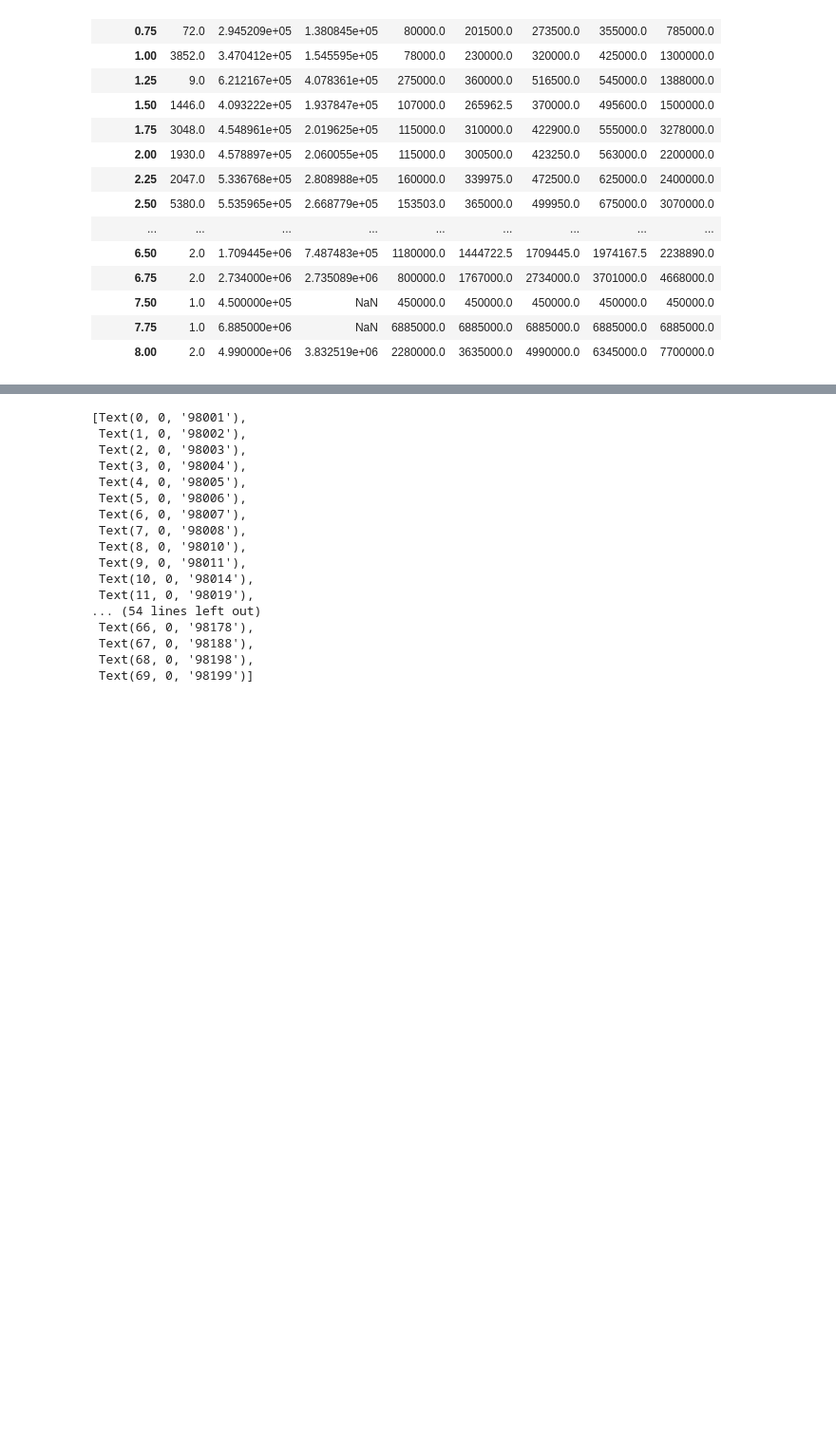
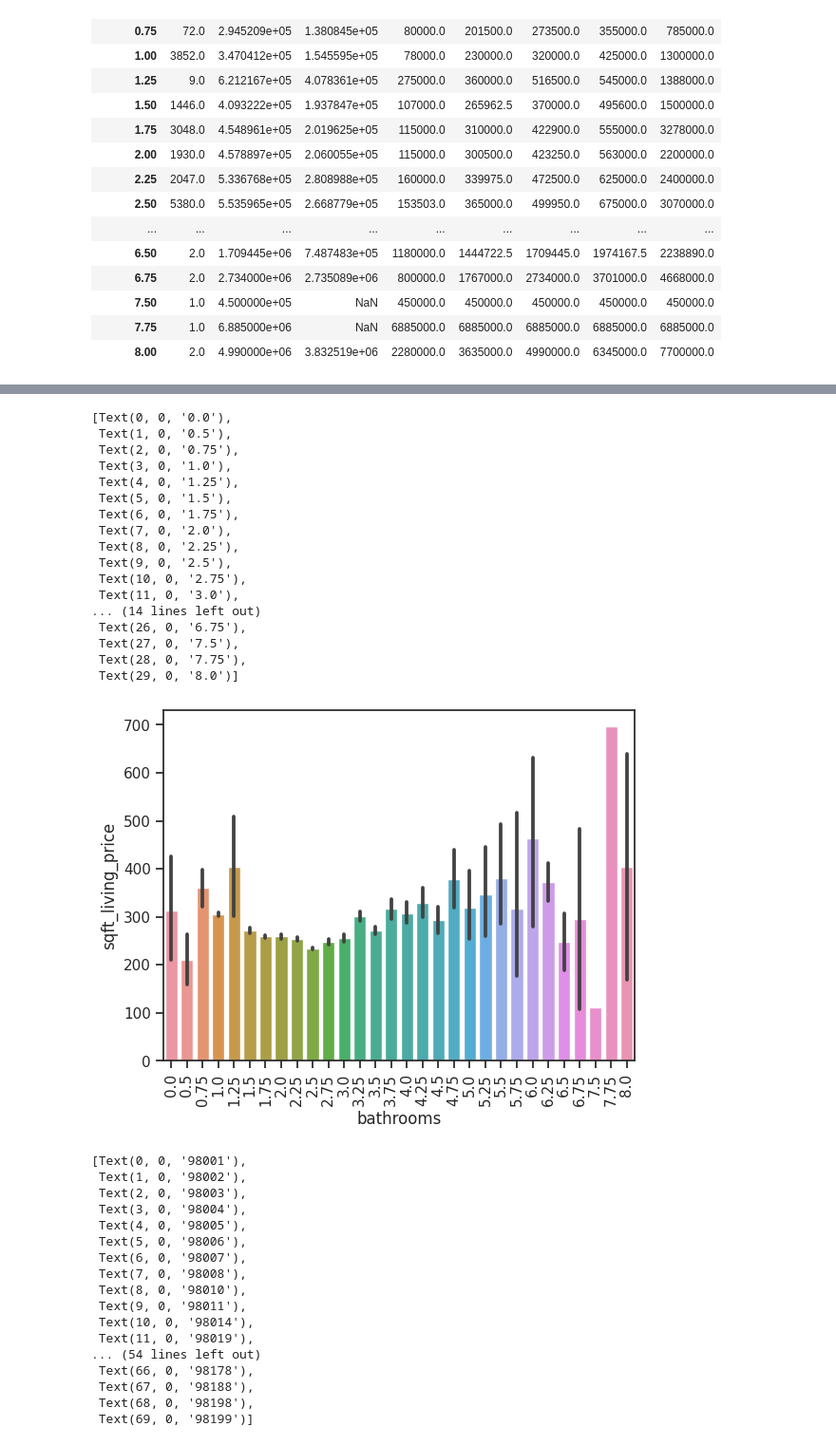
Before and after one commit to vanstavelD/Projet_Final, a Jupyter notebook: data_cleaning_analysis.ipynb, the cells around one changed output, grey strips where cells are left out. Shown at 95% size. Saved outputs shown, nothing was run; the diff lists cells and outputs as text; code cells hidden in the pictures; blank space fills up the shorter version.

```diff
--- a/data_cleaning_analysis.ipynb
+++ b/data_cleaning_analysis.ipynb
@@ -186,3 +213,25 @@ Text(0.5, 1.0, "Prix d'une maison en fonction du nombre de salles de bain")
+# %%
+g = sns.barplot(data=df_kc_house,x="bathrooms", y="sqft_living_price")
+g.set_xticklabels(g.get_xticklabels(), rotation=90)
+# %% [output]
+[Text(0, 0, '0.0'),
+ Text(1, 0, '0.5'),
+ Text(2, 0, '0.75'),
+ Text(3, 0, '1.0'),
+ Text(4, 0, '1.25'),
+ Text(5, 0, '1.5'),
+ Text(6, 0, '1.75'),
+ Text(7, 0, '2.0'),
+ Text(8, 0, '2.25'),
+ Text(9, 0, '2.5'),
+ Text(10, 0, '2.75'),
+ Text(11, 0, '3.0'),
+... (14 lines left out)
+ Text(26, 0, '6.75'),
+ Text(27, 0, '7.5'),
+ Text(28, 0, '7.75'),
+ Text(29, 0, '8.0')]
+[figure, added]
 # %%
 ###################################################################################################################################################
 ###################################################################################################################################################
```
Also changed, not shown: parts of 53 cells of this notebook, 1 other file.
